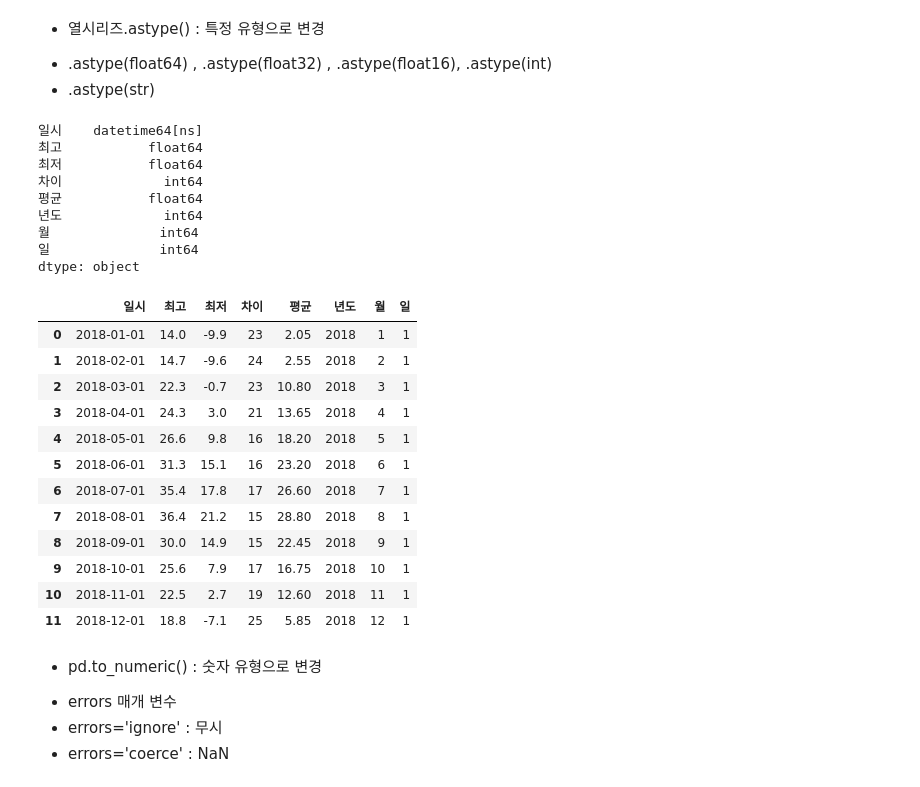
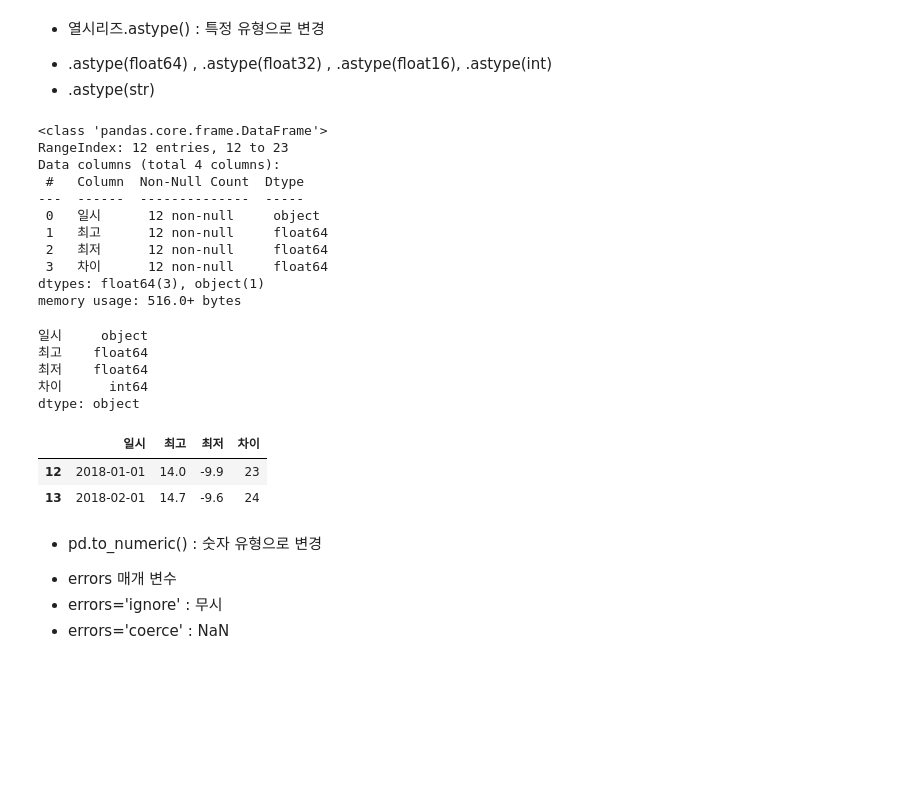
Before and after one commit to cybermin/pythonbasic, a Jupyter notebook: 04/pandas02_dataframe2.ipynb, the cells around one changed output. Saved outputs shown, nothing was run; the diff lists cells and outputs as text; code cells hidden in the pictures; blank space fills up the shorter version.

```diff
--- a/04/pandas02_dataframe2.ipynb
+++ b/04/pandas02_dataframe2.ipynb
@@ -481,32 +577,33 @@ dtype: object
+# %%
+df['차이'] = df['최고'] - df['최저']
+df.info()
+# %% [output]
+<class 'pandas.core.frame.DataFrame'>
+RangeIndex: 12 entries, 12 to 23
+Data columns (total 4 columns):
+ #   Column  Non-Null Count  Dtype
+---  ------  --------------  -----
+ 0   일시      12 non-null     object
+ 1   최고      12 non-null     float64
+ 2   최저      12 non-null     float64
+ 3   차이      12 non-null     float64
+dtypes: float64(3), object(1)
+memory usage: 516.0+ bytes
 # %%
 df['차이'] = df['차이'].astype(int)
 df.dtypes
 # %% [output]
-일시    datetime64[ns]
-최고           float64
-최저           float64
-차이             int64
-평균           float64
-년도             int64
-월              int64
-일              int64
+일시     object
+최고    float64
+최저    float64
+차이      int64
 dtype: object
 # %%
-df
+df.head(2)
 # %% [output]
-|  | 일시 | 최고 | 최저 | 차이 | 평균 | 년도 | 월 | 일 |
-| 0 | 2018-01-01 | 14.0 | -9.9 | 23 | 2.05 | 2018 | 1 | 1 |
-| 1 | 2018-02-01 | 14.7 | -9.6 | 24 | 2.55 | 2018 | 2 | 1 |
-| 2 | 2018-03-01 | 22.3 | -0.7 | 23 | 10.80 | 2018 | 3 | 1 |
-| 3 | 2018-04-01 | 24.3 | 3.0 | 21 | 13.65 | 2018 | 4 | 1 |
-| 4 | 2018-05-01 | 26.6 | 9.8 | 16 | 18.20 | 2018 | 5 | 1 |
-| 5 | 2018-06-01 | 31.3 | 15.1 | 16 | 23.20 | 2018 | 6 | 1 |
-| 6 | 2018-07-01 | 35.4 | 17.8 | 17 | 26.60 | 2018 | 7 | 1 |
-| 7 | 2018-08-01 | 36.4 | 21.2 | 15 | 28.80 | 2018 | 8 | 1 |
-| 8 | 2018-09-01 | 30.0 | 14.9 | 15 | 22.45 | 2018 | 9 | 1 |
-| 9 | 2018-10-01 | 25.6 | 7.9 | 17 | 16.75 | 2018 | 10 | 1 |
-| 10 | 2018-11-01 | 22.5 | 2.7 | 19 | 12.60 | 2018 | 11 | 1 |
-| 11 | 2018-12-01 | 18.8 | -7.1 | 25 | 5.85 | 2018 | 12 | 1 |
+|  | 일시 | 최고 | 최저 | 차이 |
+| 12 | 2018-01-01 | 14.0 | -9.9 | 23 |
+| 13 | 2018-02-01 | 14.7 | -9.6 | 24 |
 # %% [markdown]
 + pd.to_numeric() : 숫자 유형으로 변경
  - errors 매개 변수
```
Also changed, not shown: parts of 34 cells of this notebook.
